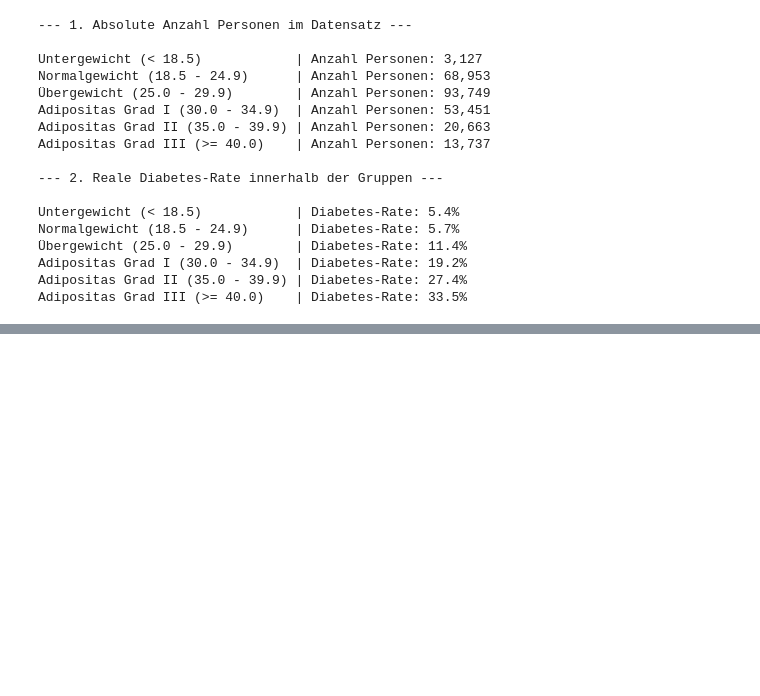
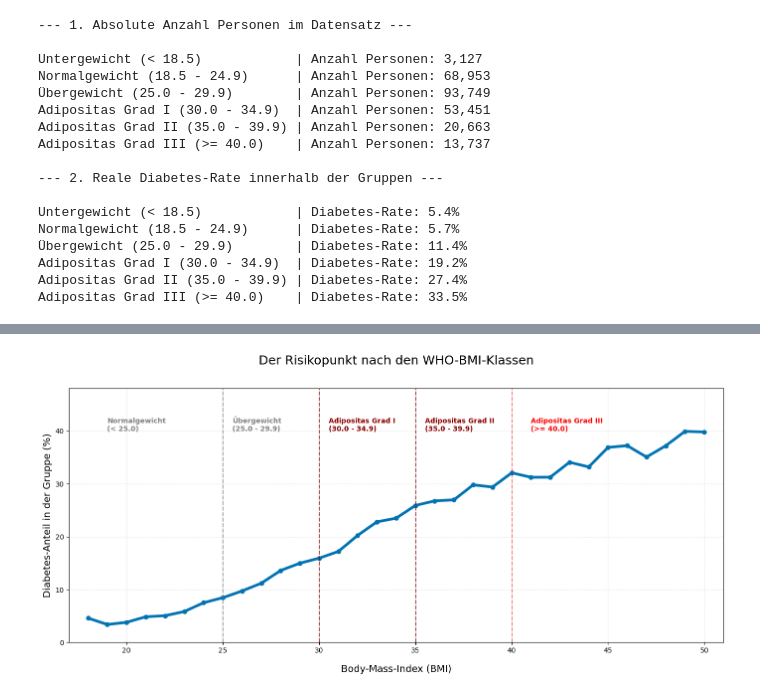
Before and after one commit to StackKer5000/Diabetes_Analysis, a Jupyter notebook: diabetes_v01.ipynb, the cells around one changed output, grey strips where cells are left out. Saved outputs shown, nothing was run; the diff lists cells and outputs as text; code cells hidden in the pictures; blank space fills up the shorter version.

```diff
--- a/diabetes_v01.ipynb
+++ b/diabetes_v01.ipynb
@@ -600,0 +712,100 @@ plt.show()
+# %%
+
+import matplotlib.pyplot as plt
+import pandas as pd
+import seaborn as sns
+
+# relevanten BMI-Bereich filtern, um extremes Rauschen am Ende zu verhindern
+df_kurve = df[(df['BMI'] >= 18) & (df['BMI'] <= 50)]
+
+# reale Diabetes-Rate pro exaktem BMI-Wert berechnen in %
+bmi_trend = df_kurve.groupby("BMI")["Diabetes_Status"].mean() * 100
+
+# Plot erstellen
+plt.figure(figsize=(14, 7))
+
+# Blau aus Colorblind-Palette
+colorblind_blue = sns.color_palette("colorblind")[0]
+plt.plot(
+    bmi_trend.index,
+    bmi_trend.values,
+    color=colorblind_blue,
+    linewidth=4,
+    marker="o",
+    markersize=6,
+)
+
+# 4. Orientierungslinien nach den detaillierten WHO-Klassen einzeichnen
+plt.axvline(x=25, color="gray", linestyle="--", alpha=0.7)     # Schwelle zu Übergewicht
+plt.axvline(x=30, color="darkred", linestyle="--", alpha=0.7)  # Schwelle zu Adipositas Grad I
+plt.axvline(x=35, color="darkred", linestyle="--", alpha=0.7)  # Schwelle zu Adipositas Grad II
+plt.axvline(x=40, color="red", linestyle="--", alpha=0.5)      # Schwelle zu Adipositas Grad III
+
+# Text-Anmerkungen über den Abschnitten
+plt.text(
+    19.0,
+    40,
+    "Normalgewicht\n(< 25.0)",
+    color="gray",
+    fontsize=10,
+    fontweight="bold",
+)
+plt.text(
+    25.5,
+    40,
+    "Übergewicht\n(25.0 - 29.9)",
+    color="gray",
+    fontsize=10,
+    fontweight="bold",
+)
+plt.text(
+    30.5,
+    40,
+    "Adipositas Grad I\n(30.0 - 34.9)",
+    color="darkred",
+    fontsize=10,
+    fontweight="bold",
+)
+plt.text(
+    35.5,
+    40,
+    "Adipositas Grad II\n(35.0 - 39.9)",
+    color="darkred",
+    fontsize=10,
+    fontweight="bold",
+)
+plt.text(
+    41.0,
+    40,
+    "Adipositas Grad III\n(>= 40.0)",
+    color="red",
+    fontsize=10,
+    fontweight="bold",
+)
+
+# Beschriftungen
+# Titel
+plt.title(
+    "Der Risikopunkt nach den WHO-BMI-Klassen",
+    fontsize=18,
+    pad=35,
+)
+
+#Label
+plt.xlabel("Body-Mass-Index (BMI)", fontsize=14, labelpad=15)
+plt.ylabel("Diabetes-Anteil in der Gruppe (%)", fontsize=14)
+
+plt.xlim(17, 51)
+plt.ylim(0, 48)  # Leicht erhöht, damit die oberen Texte nicht an den Rand stoßen
+plt.grid(True, linestyle="--", alpha=0.3)
+
+# Layout
+plt.tight_layout()
+plt.subplots_adjust(top=0.85, bottom=0.12)
+
+# Grafik direkt als Bild speichern:
+# plt.savefig('diabetes_kurve_who_details.png', dpi=300, bbox_inches='tight')
+
+plt.show()
+# %% [output]
+[figure, added]
```
Also changed, not shown: parts of 13 cells of this notebook.
